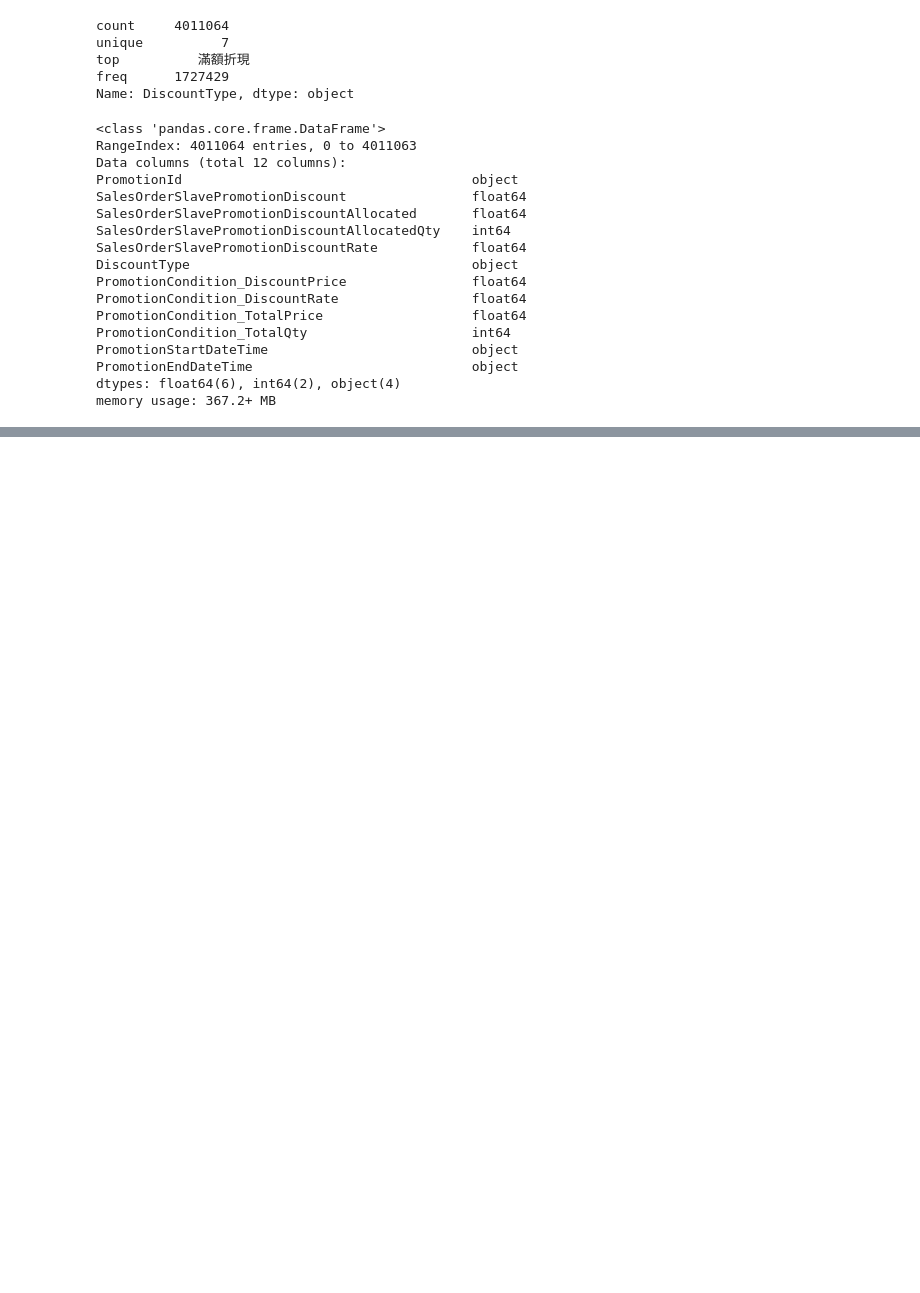
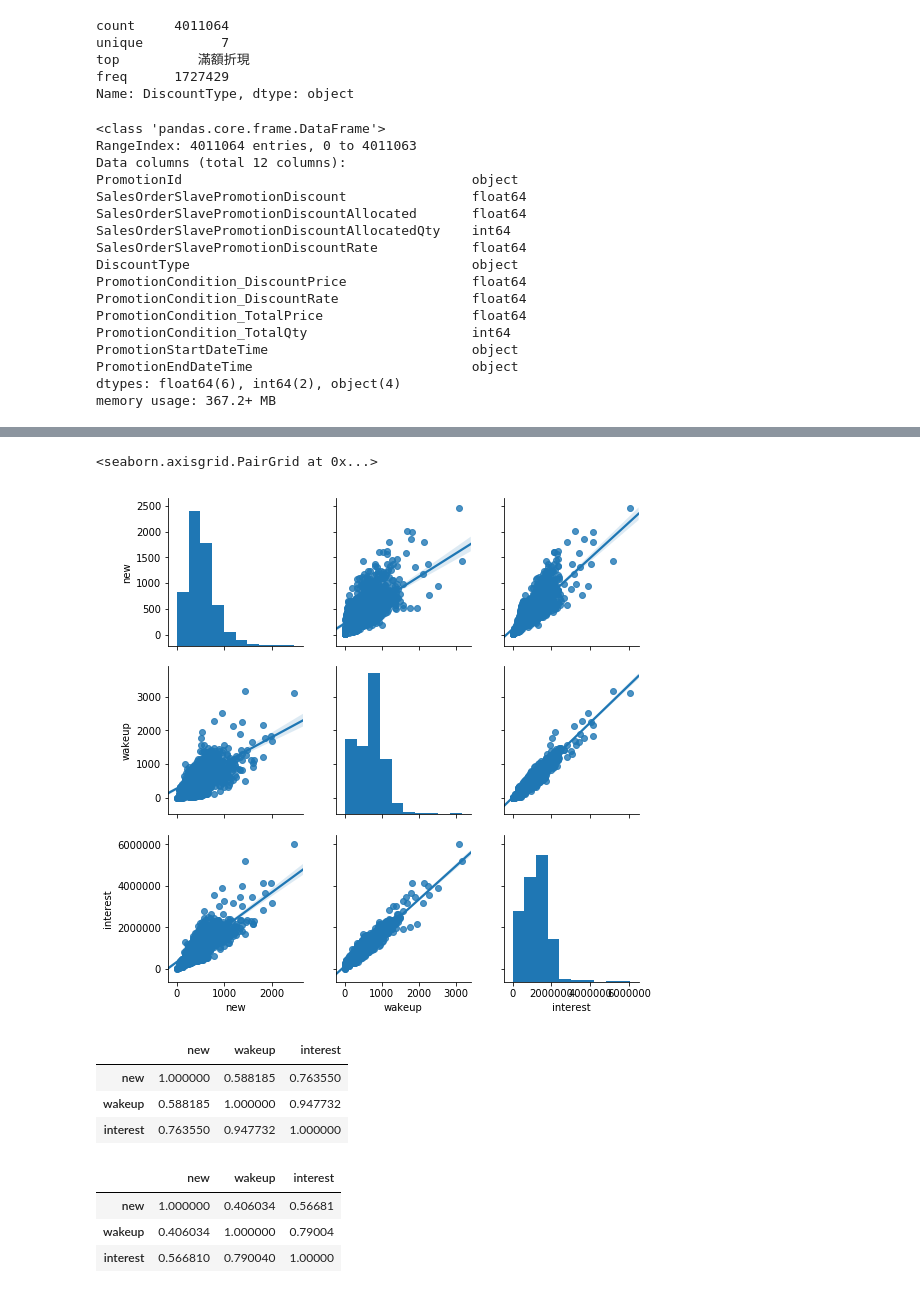
Before and after one commit to KungRayHo/python_project, a Jupyter notebook: [python] FinalProject/FinalProject2.ipynb, the cells around one changed output, grey strips where cells are left out. Cells and saved outputs as stored; diff of their text form; code cells hidden in the pictures; blank space fills up the shorter version.

```diff
--- a/[python] FinalProject/FinalProject2.ipynb
+++ b/[python] FinalProject/FinalProject2.ipynb
@@ -412,0 +604,2 @@ clf.fit([[getattr(t, 'x%d' % i) for i in range(1, 8)] for t in texts],
+# %%
+DatePricePd=shopping_data.groupby(by="DateId")["SalesOrderSlaveTotalPayment"].sum()
@@ -412,0 +618,21 @@ clf.fit([[getattr(t, 'x%d' % i) for i in range(1, 8)] for t in texts],
+# %%
+tempPan["interest"]=DatePricePd
+import seaborn as sns
+sns.pairplot(tempPan, vars=["new","wakeup","interest"],kind='reg')
+# %% [output]
+<seaborn.axisgrid.PairGrid at 0x...>
+[figure, added]
+# %%
+tempPan.corr()
+# %% [output]
+|  | new | wakeup | interest |
+| new | 1.000000 | 0.588185 | 0.763550 |
+| wakeup | 0.588185 | 1.000000 | 0.947732 |
+| interest | 0.763550 | 0.947732 | 1.000000 |
+# %%
+tempPan.corr('kendall')
+# %% [output]
+|  | new | wakeup | interest |
+| new | 1.000000 | 0.406034 | 0.56681 |
+| wakeup | 0.406034 | 1.000000 | 0.79004 |
+| interest | 0.566810 | 0.790040 | 1.00000 |
```
Also changed, not shown: parts of 110 cells of this notebook.
